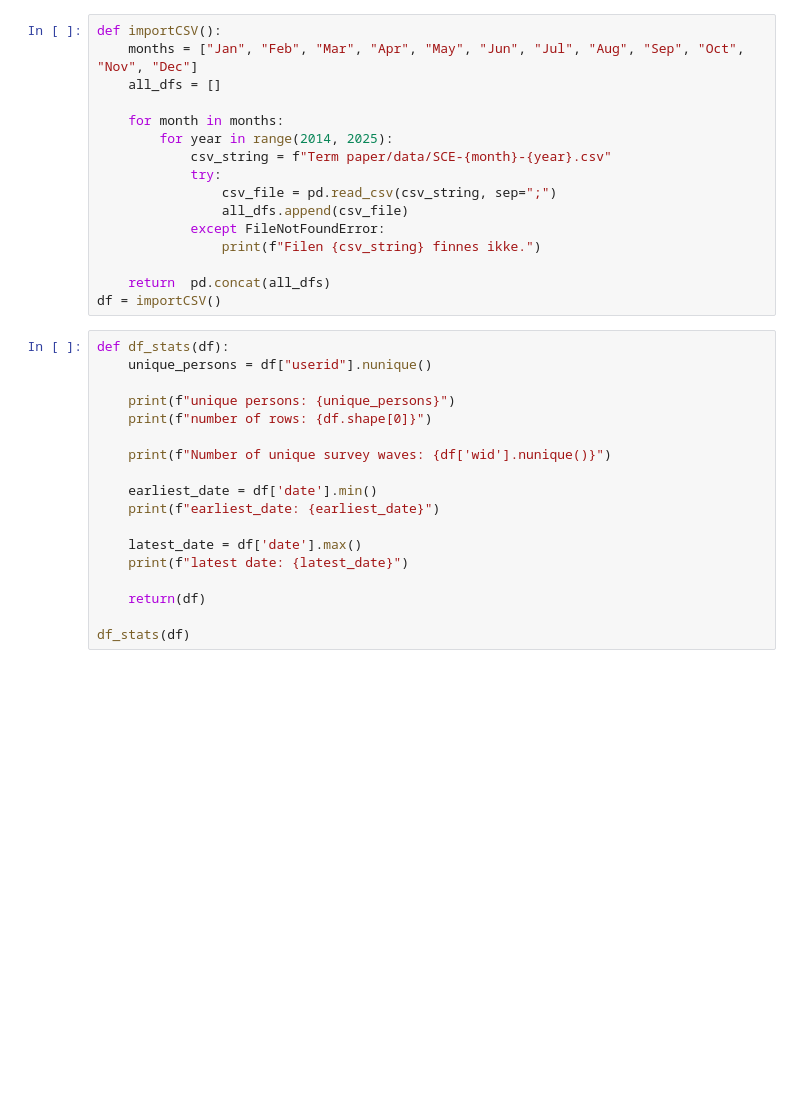
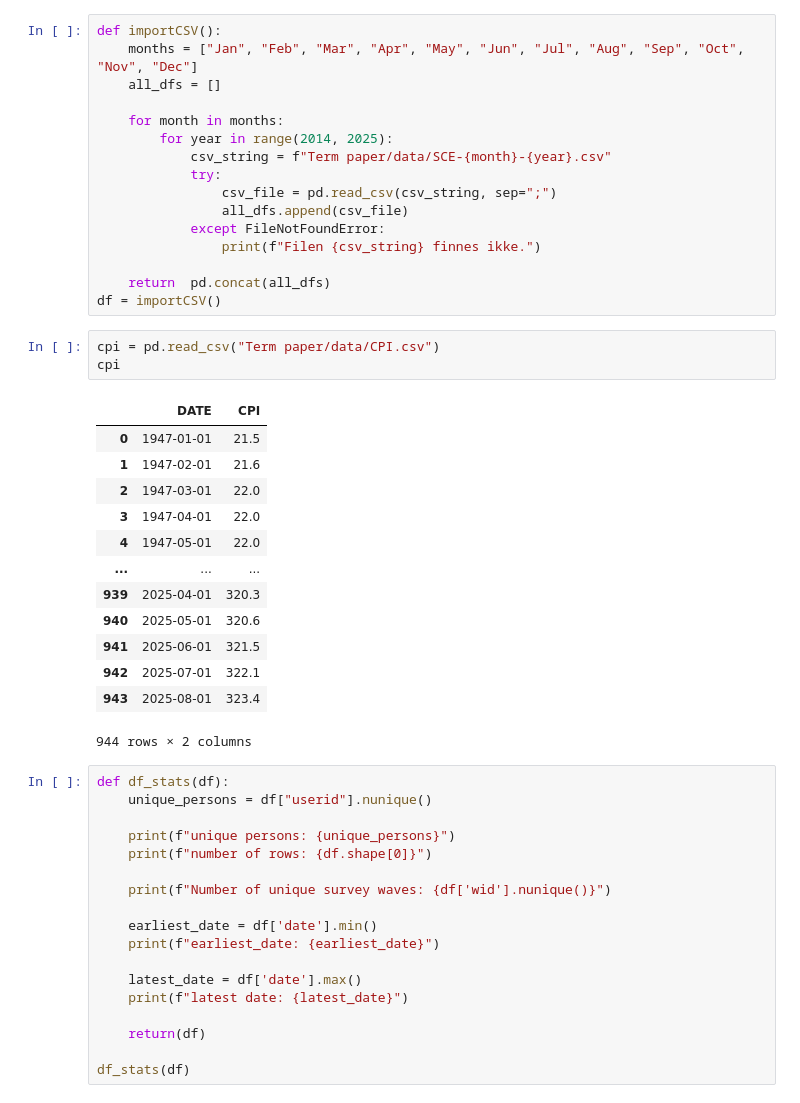
Before and after one commit to OliverNilsen04/TECH2-H25-Term-project, a Jupyter notebook: TermPaper.ipynb, the cells around one changed output. Drawn from its saved outputs; the diff is of its cells as text; blank space fills up the shorter version.

```diff
--- a/TermPaper.ipynb
+++ b/TermPaper.ipynb
@@ -20,6 +20,23 @@ def importCSV():
 
     return  pd.concat(all_dfs)
 df = importCSV()
+# %%
+cpi = pd.read_csv("Term paper/data/CPI.csv")
+cpi
+# %% [output]
+|  | DATE | CPI |
+| 0 | 1947-01-01 | 21.5 |
+| 1 | 1947-02-01 | 21.6 |
+| 2 | 1947-03-01 | 22.0 |
+| 3 | 1947-04-01 | 22.0 |
+| 4 | 1947-05-01 | 22.0 |
+| ... | ... | ... |
+| 939 | 2025-04-01 | 320.3 |
+| 940 | 2025-05-01 | 320.6 |
+| 941 | 2025-06-01 | 321.5 |
+| 942 | 2025-07-01 | 322.1 |
+| 943 | 2025-08-01 | 323.4 |
+944 rows × 2 columns
 # %%
 def df_stats(df):
     unique_persons = df["userid"].nunique()
```
Also changed, not shown: parts of 14 cells of this notebook.
